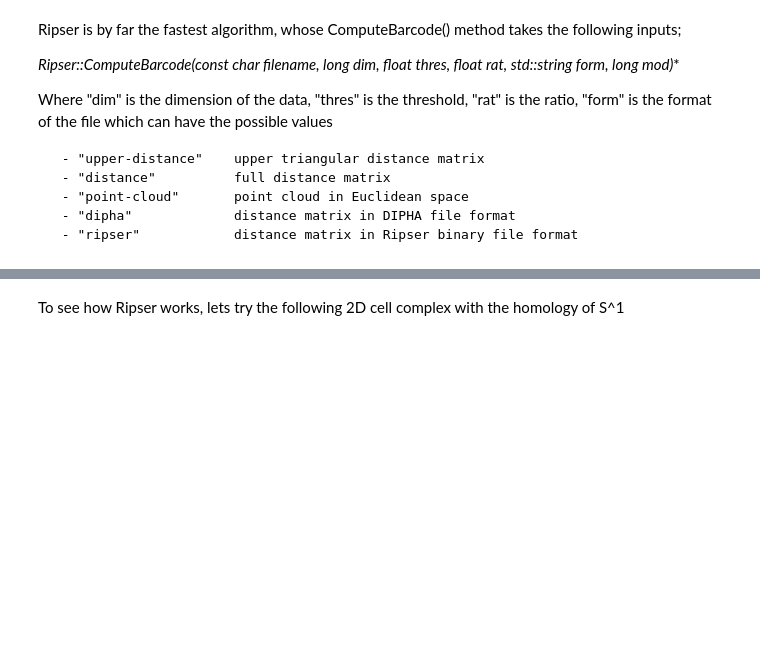
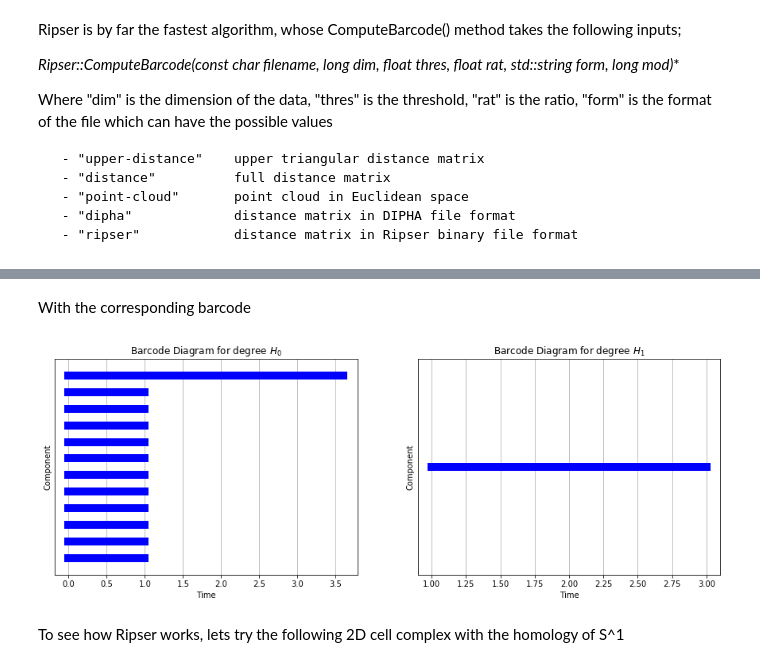
Before and after one commit to infophysics/tda-toolkit, a Jupyter notebook: TDA Persistent Homology.ipynb, the cells around one changed output, grey strips where cells are left out. Drawn from its saved outputs; the diff is of its cells as text; code cells hidden in the pictures; blank space fills up the shorter version.

```diff
--- a/TDA Persistent Homology.ipynb
+++ b/TDA Persistent Homology.ipynb
@@ -196,6 +214,12 @@ barcode = rips.getBarcode()
 TDA.plot_persistence_diagram(barcode)
 # %% [output]
 [figure]
+# %% [markdown]
+With the corresponding barcode
+# %%
+TDA.plot_barcode_diagram(barcode)
+# %% [output]
+[figure, added]
 # %% [markdown]
 To see how Ripser works, lets try the following 2D cell complex with the homology of S^1
 # %%
```
Also changed, not shown: parts of 8 cells of this notebook, 7 other files.
